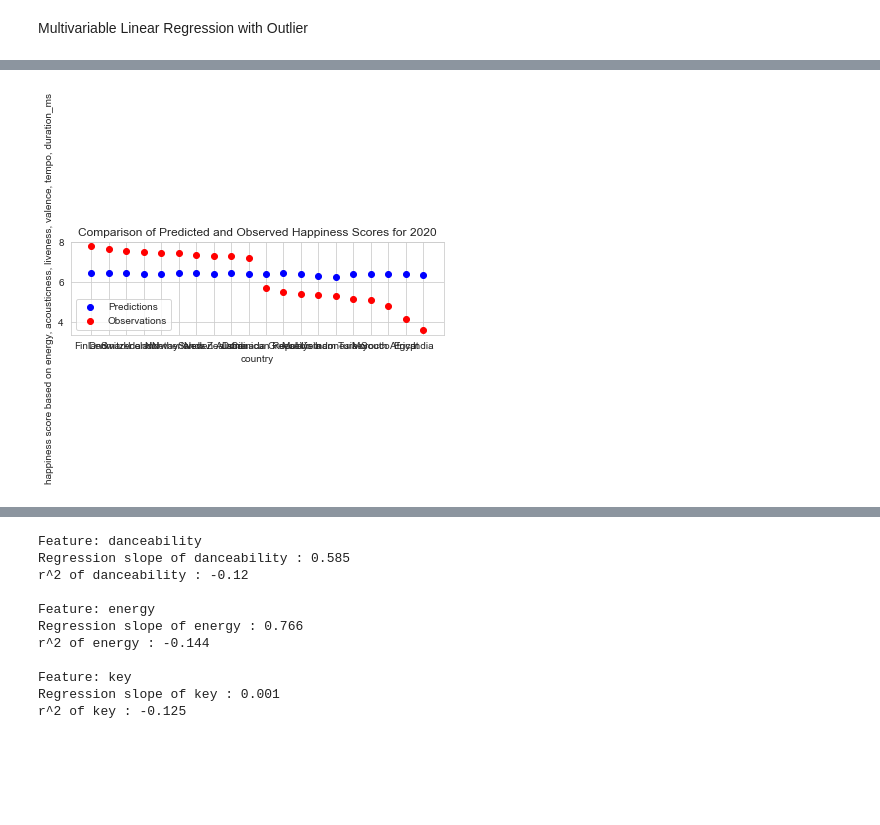
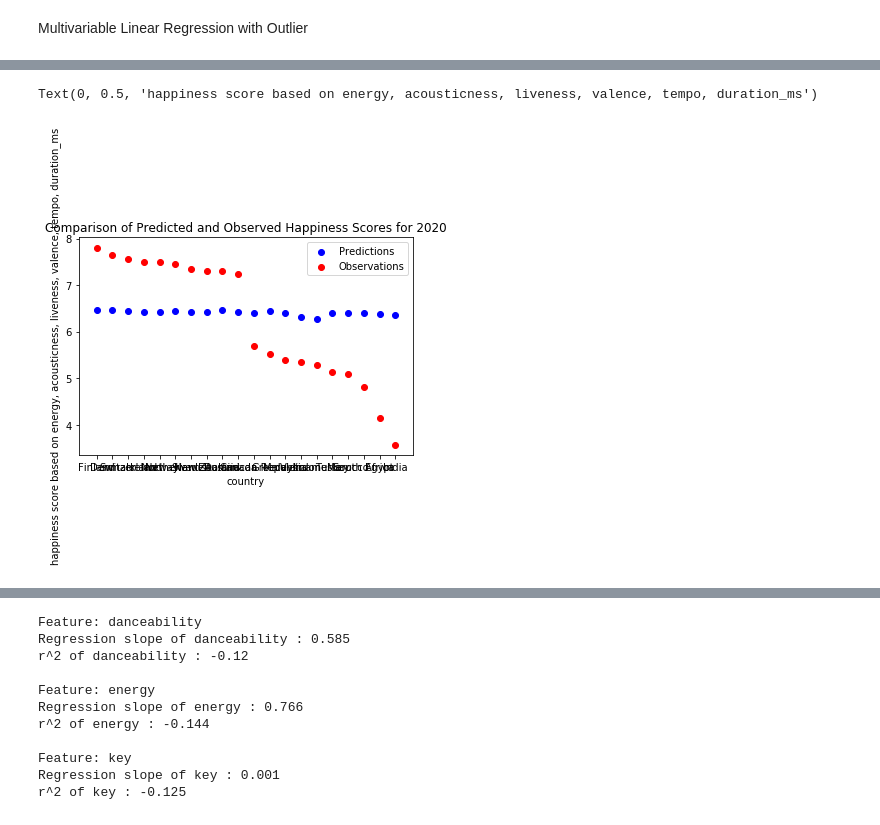
Before and after one commit to Albina-C/INFO-2950-Project, a Jupyter notebook: PROJ 2950.ipynb, the cells around one changed output, grey strips where cells are left out. Cells and saved outputs as stored; diff of their text form; code cells hidden in the pictures; blank space fills up the shorter version.

Commit message:
model descriptions
i tried

```diff
--- a/PROJ 2950.ipynb
+++ b/PROJ 2950.ipynb
@@ -506,3 +479,0 @@ region_dict2020={'fi':"Finland", 'dk':"Denmark", 'ch':"Switzerland", 'is':"Icela
-# %%
-finalsongs2020.country=finalsongs2020['country'].map(region_dict2020)
-finalsongs2020.head()
@@ -721,4 +602,5 @@ first_column = predictions.pop('obs_happiness_score')
 predictions.insert(0, 'obs_happiness_score', first_column)
 first_column = predictions.pop('country')
 predictions.insert(0, 'country', first_column)
+predictions.drop(["happiness_rank"], axis=1, inplace=True)
 # %% [markdown]
@@ -805,10 +694,10 @@ plt.tight_layout()
 Multivariable Linear Regression with Outlier
 # %%
 multi_lin_model=lr()
-multi_lin_model.fit(finalsongs2019[['energy', 'acousticness', 'liveness', 'valence', 'tempo', 'duration_ms']],finalsongs2019['happiness_score'])
+multi_lin_model.fit(finalsongs2019[['danceability','energy', 'acousticness', 'liveness', 'valence', 'tempo', 'duration_ms']],finalsongs2019['happiness_score'])
 
-for x, feature in enumerate(['energy', 'acousticness', 'liveness', 'valence', 'tempo', 'duration_ms']):
+for x, feature in enumerate(['danceability','energy', 'acousticness', 'liveness', 'valence', 'tempo', 'duration_ms']):
     print('{} coefficient: {:.2f}'.format(feature, multi_lin_model.coef_[x]))
 
-print('r^2 of the model: '+str(round((multi_lin_model.score(finalsongs2019[['energy', 'acousticness', 'liveness', 'valence', 'tempo', 'duration_ms']],finalsongs2019['happiness_score'])),2)))
+print('r^2 of the model: '+str(round((multi_lin_model.score(finalsongs2019[['danceability','energy', 'acousticness', 'liveness', 'valence', 'tempo', 'duration_ms']],finalsongs2019['happiness_score'])),2)))
 # %% [output]
@@ -831,8 +717,9 @@ array(['Finland', 'Denmark', 'Switzerland', 'Iceland', 'Norway',
 # %%
+clist=pd.unique(finalsongs2020.country)
 mult_pred_happy=[]
 for country in clist:
     country_pred=finalsongs2020[finalsongs2020['country']==country]
     mean_scores=pd.DataFrame(country_pred.mean()).T
-    mult_pred=multi_lin_model.predict(mean_scores[['energy', 'acousticness', 'liveness', 'valence', 'tempo', 'duration_ms']])
+    mult_pred=multi_lin_model.predict(mean_scores[['danceability','energy', 'acousticness', 'liveness', 'valence', 'tempo', 'duration_ms']])
     mult_pred_happy.append(mult_pred[0])
-    coeff=round(multi_lin_model.score(finalsongs2020[['energy', 'acousticness', 'liveness', 'valence', 'tempo', 'duration_ms']],finalsongs2020['happiness_score']),2)
+    coeffnum=round(multi_lin_model.score(finalsongs2020[['danceability','energy', 'acousticness', 'liveness', 'valence', 'tempo', 'duration_ms']],finalsongs2020['happiness_score']),2)
@@ -869,10 +761,11 @@ multhap
 # %%
 plt.scatter(multhap['country'],multhap['pred_happiness_score'],c='blue', label='Predictions')
 plt.scatter(multhap['country'],multhap['obs_happiness_score'],c='red', label='Observations')
 plt.legend()
 plt.title('Comparison of Predicted and Observed Happiness Scores for 2020')
 plt.xlabel('country')
 plt.ylabel('happiness score based on energy, acousticness, liveness, valence, tempo, duration_ms')
-plt.tight_layout()
+# plt.tight_layout()
 # %% [output]
+Text(0, 0.5, 'happiness score based on energy, acousticness, liveness, valence, tempo, duration_ms')
-[figure, old version]
+[figure, new version]
```
Also changed, not shown: parts of 59 cells of this notebook, 1 other file.
